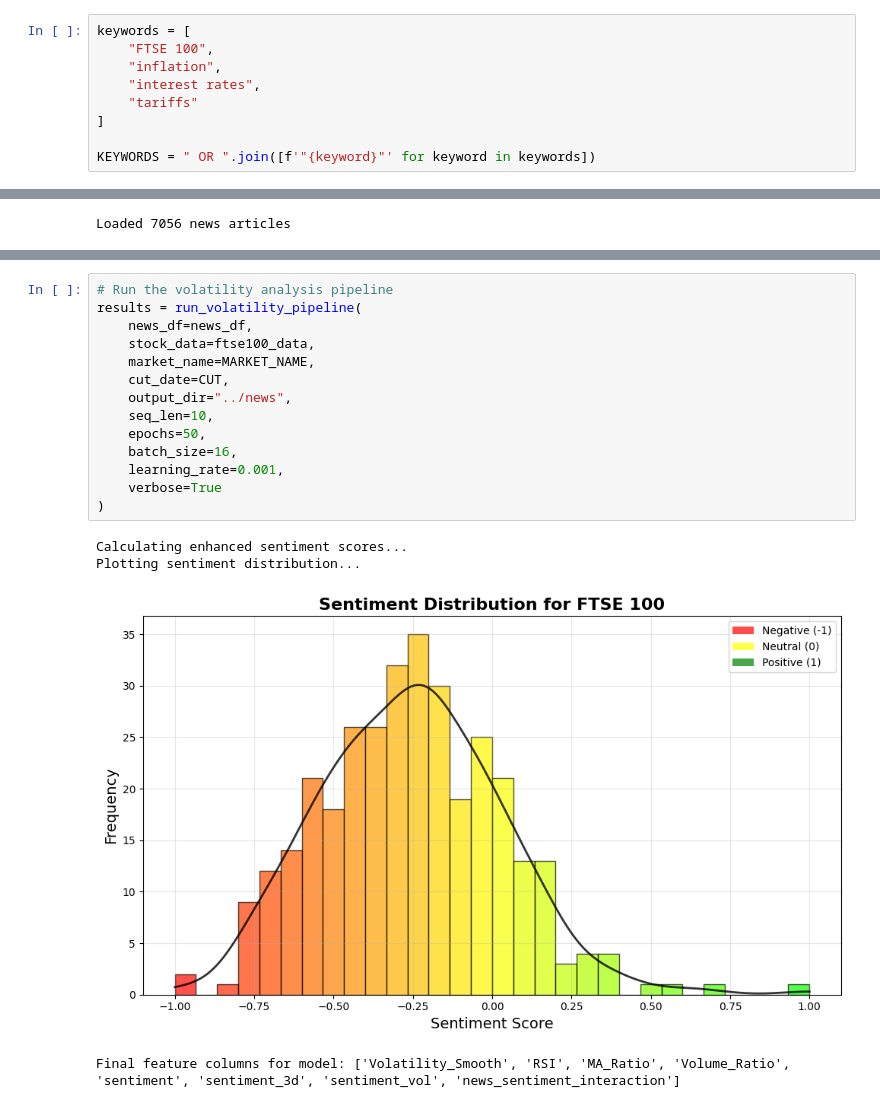
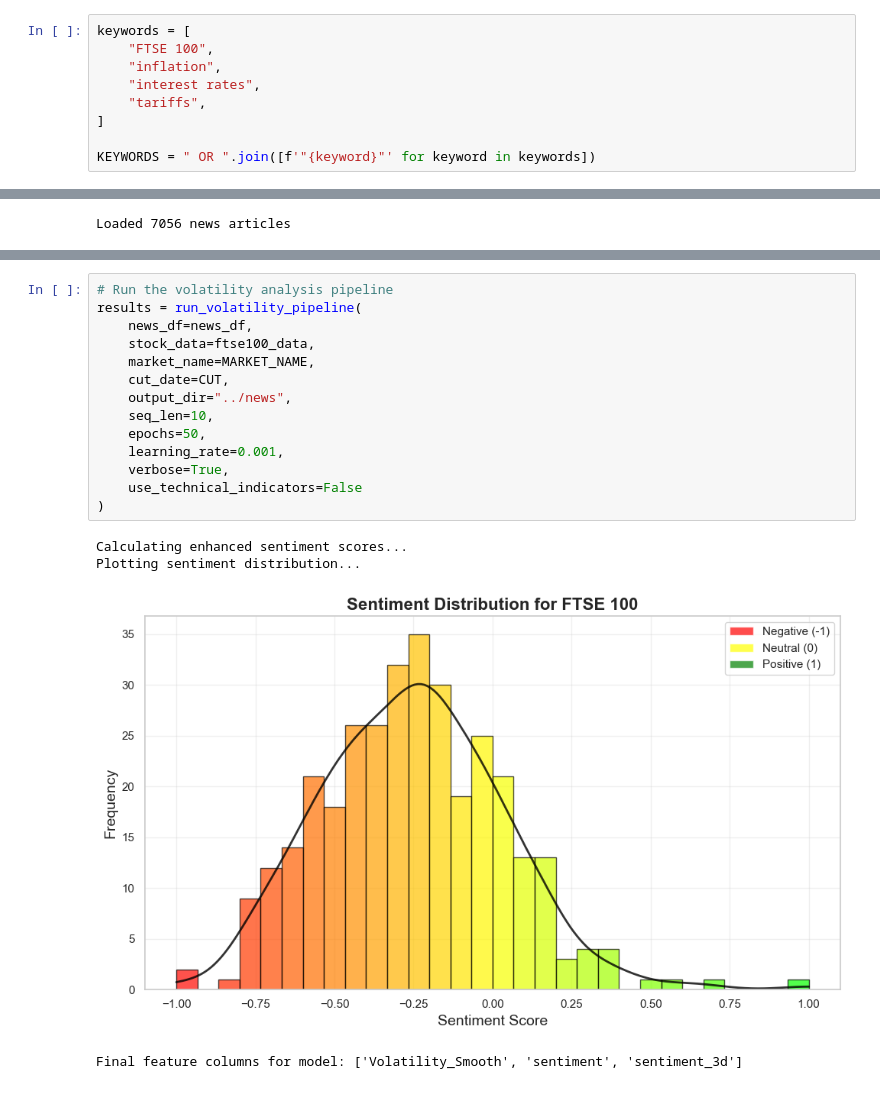
Before and after one commit to nestorojeda/DistilBERTFinancialSentiment, a Jupyter notebook: notebooks/5_volatility_analysis_ftse.ipynb, the cells around one changed output, grey strips where cells are left out. Cells and saved outputs as stored; diff of their text form.

Commit message:
Executed new volatility pipeline

```diff
--- a/notebooks/5_volatility_analysis_ftse.ipynb
+++ b/notebooks/5_volatility_analysis_ftse.ipynb
@@ -22,7 +22,7 @@ keywords = [
     "FTSE 100",
     "inflation",
     "interest rates",
-    "tariffs"
+    "tariffs",
 ]
 
 KEYWORDS = " OR ".join([f'"{keyword}"' for keyword in keywords])
@@ -103,22 +97,22 @@ Loaded 332 days of FTSE 100 market data
 # %%
 # Run the volatility analysis pipeline
 results = run_volatility_pipeline(
     news_df=news_df,
     stock_data=ftse100_data,
     market_name=MARKET_NAME,
     cut_date=CUT,
     output_dir="../news",
     seq_len=10,
     epochs=50,
-    batch_size=16,
     learning_rate=0.001,
-    verbose=True
+    verbose=True,
+    use_technical_indicators=False
 )
 # %% [output]
 Calculating enhanced sentiment scores...
 Plotting sentiment distribution...
-[figure, old version]
+[figure, new version]
-Final feature columns for model: ['Volatility_Smooth', 'RSI', 'MA_Ratio', 'Volume_Ratio', 'sentiment', 'sentiment_3d', 'sentiment_vol', 'news_sentiment_interaction']
+Final feature columns for model: ['Volatility_Smooth', 'sentiment', 'sentiment_3d']
 [figure]
 [figure]
 Splitting data at 2024-10-01...
```
Also changed, not shown: parts of 9 cells of this notebook.
